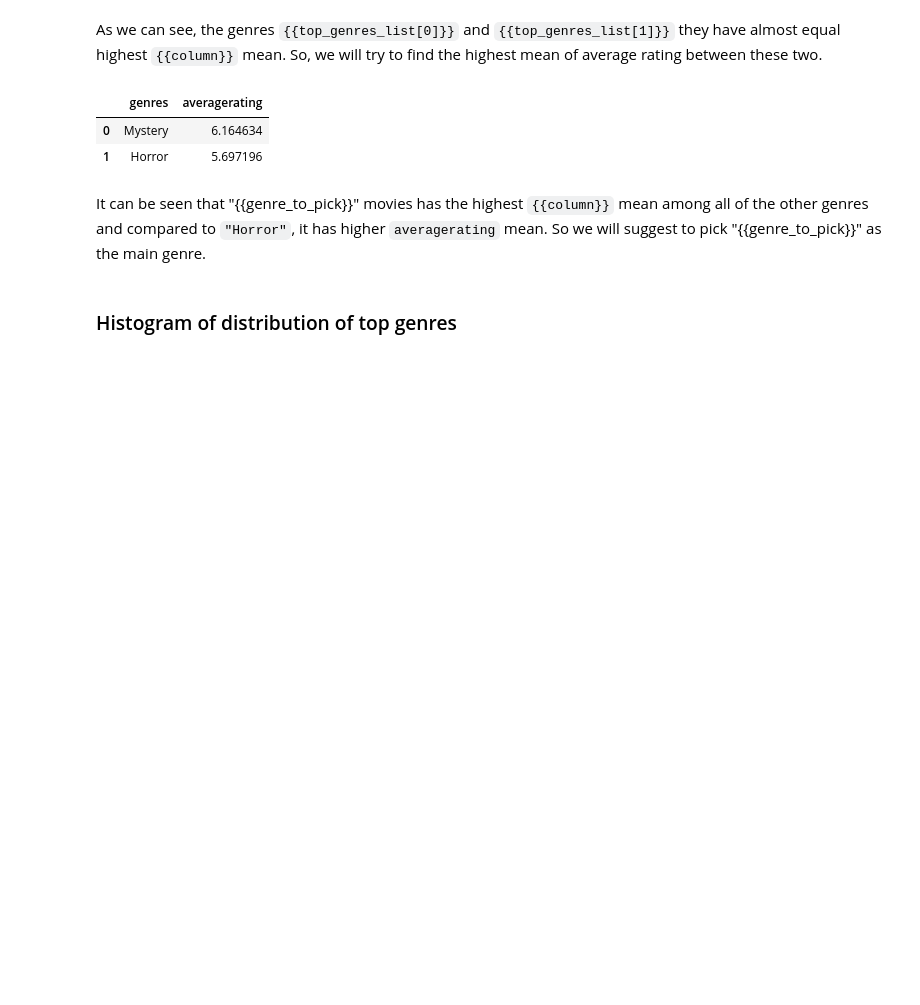
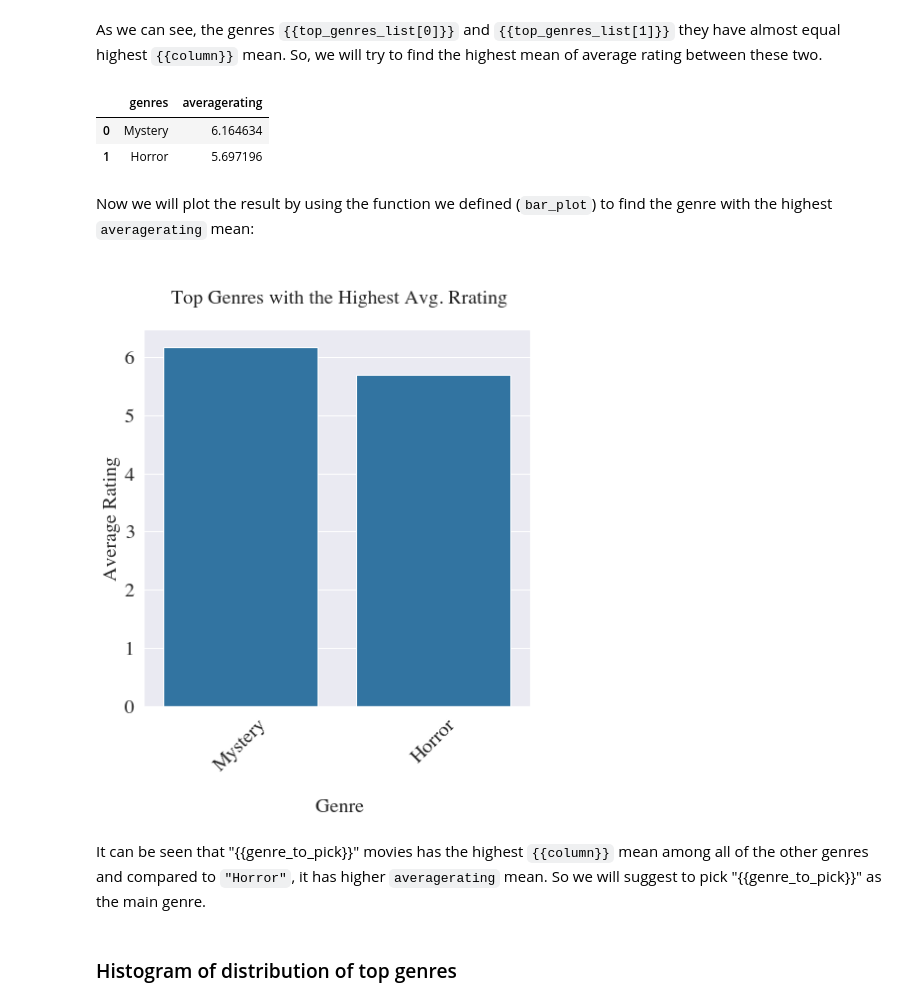
Before and after one commit to miladshiraniUCB/Potential-Movie-Studios-Director-Genre-Recommendations-, a Jupyter notebook: student.ipynb, the cells around one changed output. Saved outputs shown, nothing was run; the diff lists cells and outputs as text; code cells hidden in the pictures; blank space fills up the shorter version.

```diff
--- a/student.ipynb
+++ b/student.ipynb
@@ -690,6 +697,19 @@ to_pick_from
 |  | genres | averagerating |
 | 0 | Mystery | 6.164634 |
 | 1 | Horror | 5.697196 |
+# %% [markdown]
+Now we will plot the result by using the function we defined (`bar_plot`) to find the genre with the highest `averagerating` mean:
+# %%
+
+bar_plot(to_pick_from, "genres", "averagerating"
+                 , "Genre", "Average Rating"
+                 , 45
+                 , 0
+                 , "Genres", "Avg. Rrating"
+                 ,  20
+                 , (7,7))
+# %% [output]
+[figure, added]
 # %% [markdown]
 It can be seen that "{{genre_to_pick}}" movies has the highest `{{column}}` mean among all of the other genres and compared to `"Horror"`, it has higher `averagerating` mean. So we will suggest to pick "{{genre_to_pick}}" as the main genre.
 # %% [markdown]
```
Also changed, not shown: parts of 4 cells of this notebook, 4 other files.
